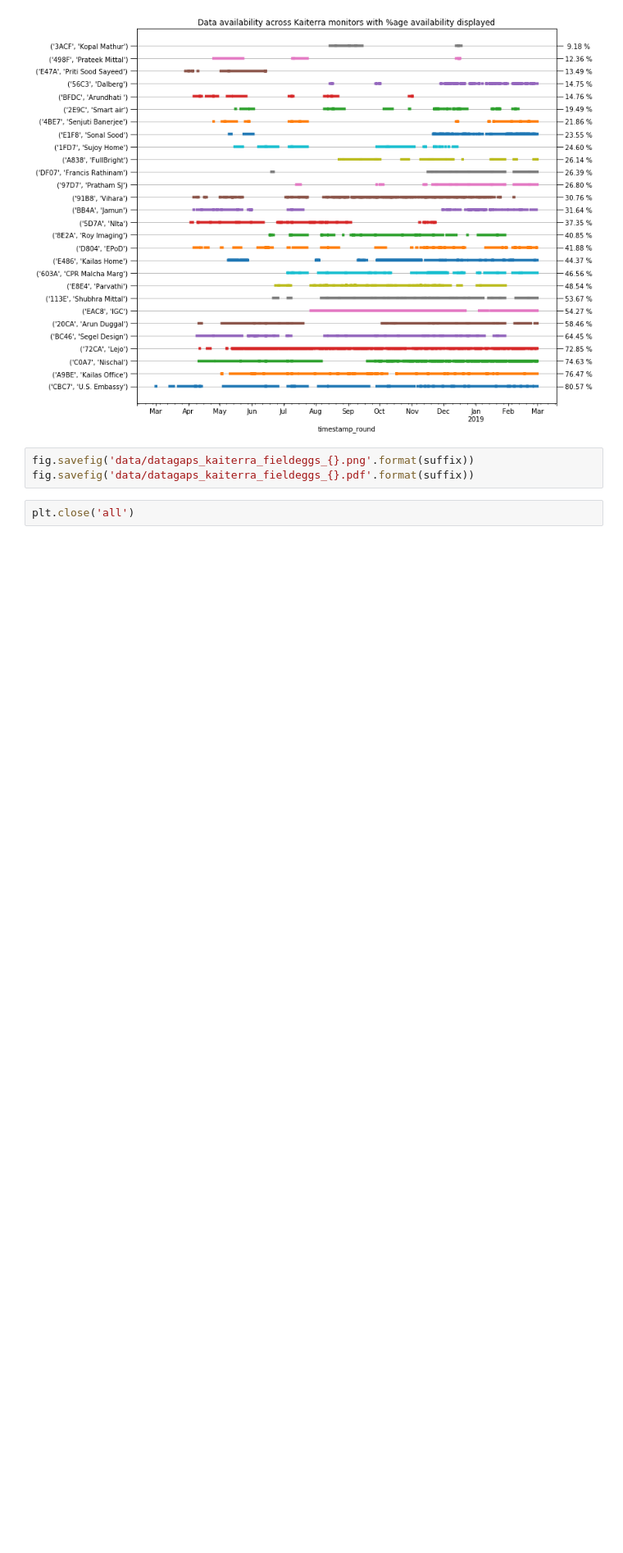
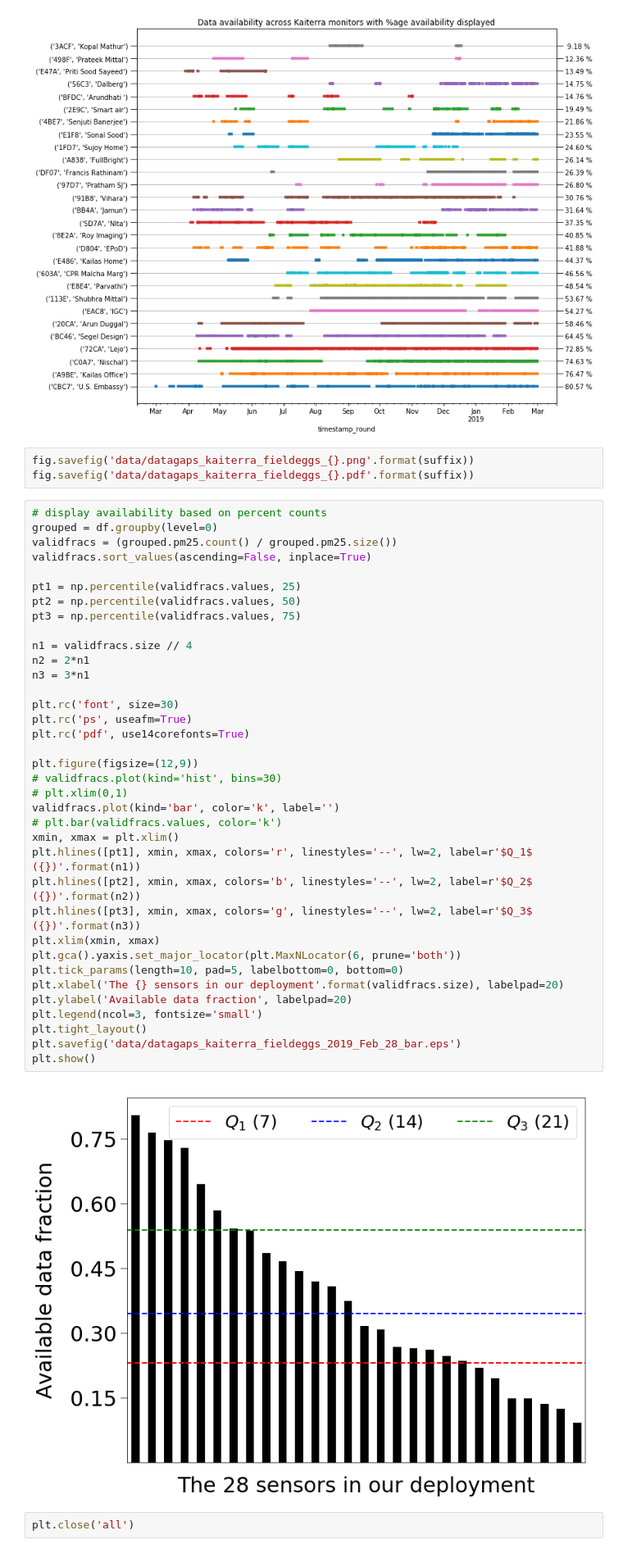
Before and after one commit to ankitbha/hidden_hotspots, a Jupyter notebook: PreviewData-FieldEggIDs.ipynb, the cells around one changed output. Shown: that part at 82% size. Saved outputs shown, nothing was run; the diff lists cells and outputs as text; blank space fills up the shorter version.

Commit message:
Show availability of data from monitors in a different way

```diff
--- a/PreviewData-FieldEggIDs.ipynb
+++ b/PreviewData-FieldEggIDs.ipynb
@@ -60,5 +60,43 @@ plt.show()
 # %%
 fig.savefig('data/datagaps_kaiterra_fieldeggs_{}.png'.format(suffix))
 fig.savefig('data/datagaps_kaiterra_fieldeggs_{}.pdf'.format(suffix))
+# %%
+# display availability based on percent counts
+grouped = df.groupby(level=0)
+validfracs = (grouped.pm25.count() / grouped.pm25.size())
+validfracs.sort_values(ascending=False, inplace=True)
+
+pt1 = np.percentile(validfracs.values, 25)
+pt2 = np.percentile(validfracs.values, 50)
+pt3 = np.percentile(validfracs.values, 75)
+
+n1 = validfracs.size // 4
+n2 = 2*n1
+n3 = 3*n1
+
+plt.rc('font', size=30)
+plt.rc('ps', useafm=True)
+plt.rc('pdf', use14corefonts=True)
+
+plt.figure(figsize=(12,9))
+# validfracs.plot(kind='hist', bins=30)
+# plt.xlim(0,1)
+validfracs.plot(kind='bar', color='k', label='')
+# plt.bar(validfracs.values, color='k')
+xmin, xmax = plt.xlim()
+plt.hlines([pt1], xmin, xmax, colors='r', linestyles='--', lw=2, label=r'$Q_1$ ({})'.format(n1))
+plt.hlines([pt2], xmin, xmax, colors='b', linestyles='--', lw=2, label=r'$Q_2$ ({})'.format(n2))
+plt.hlines([pt3], xmin, xmax, colors='g', linestyles='--', lw=2, label=r'$Q_3$ ({})'.format(n3))
+plt.xlim(xmin, xmax)
+plt.gca().yaxis.set_major_locator(plt.MaxNLocator(6, prune='both'))
+plt.tick_params(length=10, pad=5, labelbottom=0, bottom=0)
+plt.xlabel('The {} sensors in our deployment'.format(validfracs.size), labelpad=20)
+plt.ylabel('Available data fraction', labelpad=20)
+plt.legend(ncol=3, fontsize='small')
+plt.tight_layout()
+plt.savefig('data/datagaps_kaiterra_fieldeggs_2019_Feb_28_bar.eps')
+plt.show()
+# %% [output]
+[figure, added]
 # %%
 plt.close('all')
```
